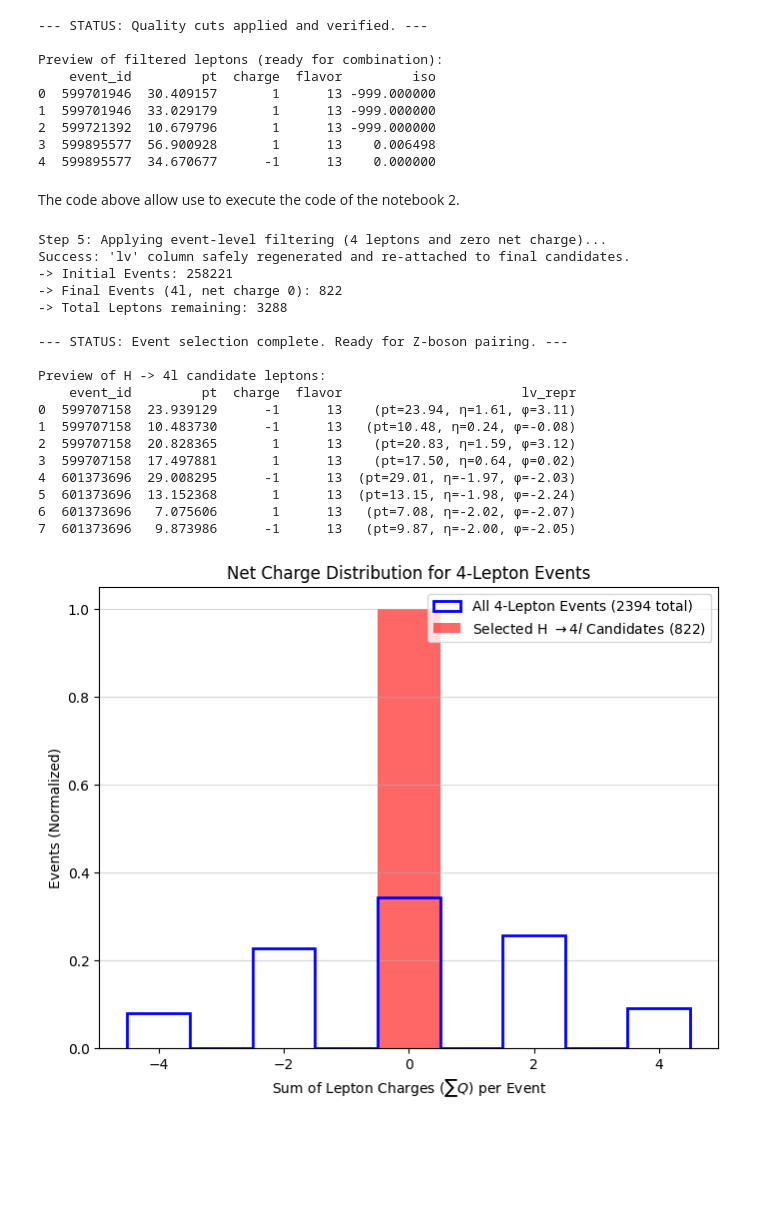
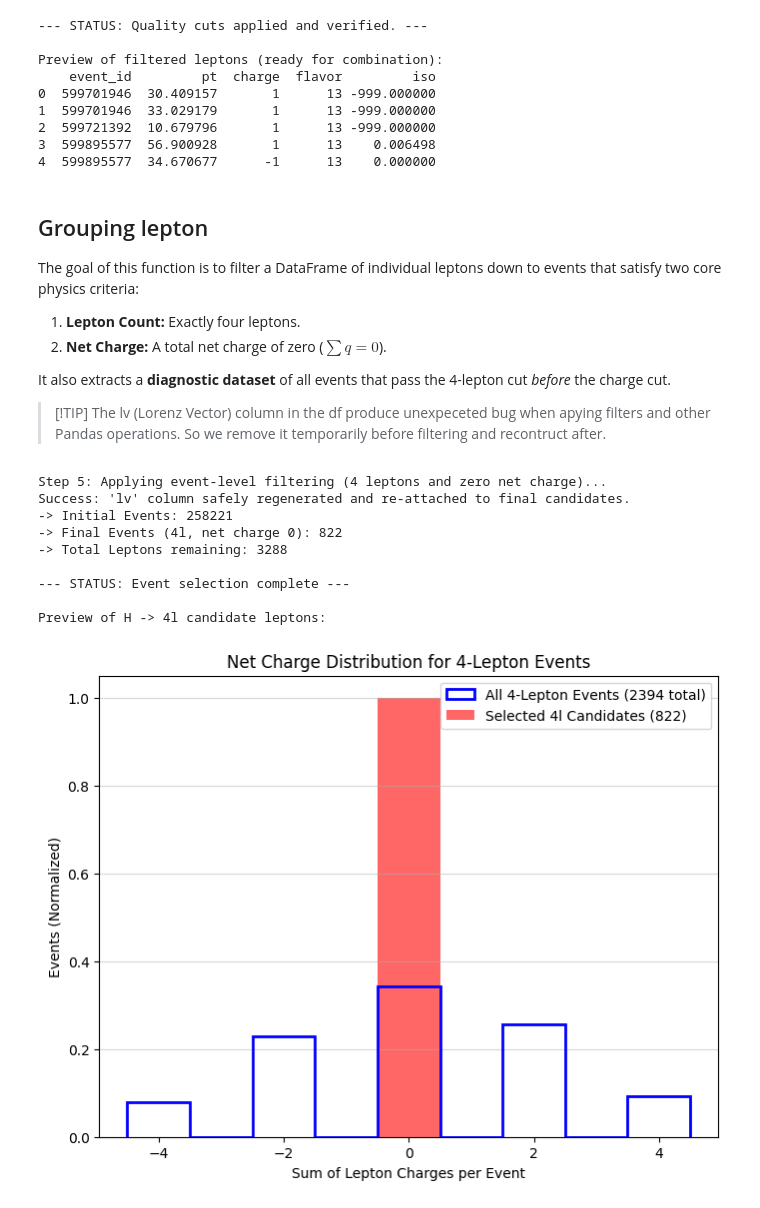
Before and after one commit to paulhenry46/Higgs_Discovery_Project, a Jupyter notebook: code/3_Charge_Selection/main.ipynb, the cells around one changed output. Cells and saved outputs as stored; diff of their text form; code cells hidden in the pictures; blank space fills up the shorter version.

```diff
--- a/code/3_Charge_Selection/main.ipynb
+++ b/code/3_Charge_Selection/main.ipynb
@@ -31,7 +33,17 @@ Preview of filtered leptons (ready for combination):
 3  599895577  56.900928       1      13    0.006498
 4  599895577  34.670677      -1      13    0.000000
 # %% [markdown]
-The code above allow use to execute the code of the notebook 2.
+## Grouping lepton
+
+The goal of this function is to filter a DataFrame of individual leptons down to events that satisfy two core physics criteria:
+1.  **Lepton Count:** Exactly four leptons.
+2.  **Net Charge:** A total net charge of zero ($\sum q = 0$).
+
+It also extracts a **diagnostic dataset** of all events that pass the 4-lepton cut *before* the charge cut.
+
+
+> [!TIP]
+> The lv (Lorenz Vector) column in the df produce unexpeceted bug when apying filters and other Pandas operations. So we remove it temporarily before filtering and recontruct after.
 # %%
 def group_leptons_by_event_with_diagnostic_data(df):
     """
@@ -112,12 +125,11 @@ def plot_charge_diagnostics(df_before_charge_cut, df_after_charge_cut):
 
     # Plot the filtered distribution (After Cut - should be only one bin)
     ax.hist(events_after, bins=9, range=(-4.5, 4.5), histtype='bar', alpha=0.6,
-            label=f'Selected H $\\rightarrow 4l$ Candidates ({len(events_after)})',
+            label=f'Selected 4l Candidates ({len(events_after)})',
             color='red', density=True)
 
-    # 4. Final Touches
     ax.set_xticks(np.arange(-4, 5, 2)) # Set ticks at -4, -2, 0, 2, 4
-    ax.set_xlabel('Sum of Lepton Charges ($\sum Q$) per Event')
+    ax.set_xlabel('Sum of Lepton Charges per Event')
     ax.set_ylabel('Events (Normalized)')
     ax.set_title('Net Charge Distribution for 4-Lepton Events')
     ax.legend()
@@ -127,50 +139,21 @@ def plot_charge_diagnostics(df_before_charge_cut, df_after_charge_cut):
 # %%
 four_lepton_candidates_df, all_four_leptons_df = group_leptons_by_event_with_diagnostic_data(cleaned_leptons_df)
 
-print("\n--- STATUS: Event selection complete. Ready for Z-boson pairing. ---")
+print("\n--- STATUS: Event selection complete ---")
 
 # --- CORRECTED DISPLAY LOGIC ---
 if not four_lepton_candidates_df.empty:
     print("\nPreview of H -> 4l candidate leptons:")
 
-    # 1. Select the safe columns
-    safe_columns_df = four_lepton_candidates_df[['event_id', 'pt', 'charge', 'flavor']].head(8).copy()
-
-    # 2. Extract a safe, human-readable string representation of the Lorentz Vector
-    # We use the .rho, .eta, .phi, .mass properties to create a tuple or string.
-
-    # To be extremely safe, we will create a list of strings from the vector array
-    lv_data = four_lepton_candidates_df['lv'].head(8).values
-
-    # Map the vector objects to a simple string representation (e.g., "(pt=X, eta=Y)")
-    lv_strings = [f"(pt={v.pt:.2f}, η={v.eta:.2f}, φ={v.phi:.2f})" for v in lv_data]
-
-    # 3. Add the safe string representation as a new column
-    safe_columns_df['lv_repr'] = lv_strings
-
-    # 4. Print the safe DataFrame, excluding the toxic 'lv' column
-    print(safe_columns_df)
-
     plot_charge_diagnostics(all_four_leptons_df, four_lepton_candidates_df)
-
-    # Note: Do NOT try to print four_lepton_candidates_df['lv'] directly.
 # %% [output]
 Step 5: Applying event-level filtering (4 leptons and zero net charge)...
 Success: 'lv' column safely regenerated and re-attached to final candidates.
 -> Initial Events: 258221
 -> Final Events (4l, net charge 0): 822
 -> Total Leptons remaining: 3288
 
---- STATUS: Event selection complete. Ready for Z-boson pairing. ---
+--- STATUS: Event selection complete ---
 
 Preview of H -> 4l candidate leptons:
-    event_id         pt  charge  flavor                       lv_repr
-0  599707158  23.939129      -1      13    (pt=23.94, η=1.61, φ=3.11)
-1  599707158  10.483730      -1      13   (pt=10.48, η=0.24, φ=-0.08)
-2  599707158  20.828365       1      13    (pt=20.83, η=1.59, φ=3.12)
-3  599707158  17.497881       1      13    (pt=17.50, η=0.64, φ=0.02)
-4  601373696  29.008295      -1      13  (pt=29.01, η=-1.97, φ=-2.03)
-5  601373696  13.152368       1      13  (pt=13.15, η=-1.98, φ=-2.24)
-6  601373696   7.075606       1      13   (pt=7.08, η=-2.02, φ=-2.07)
-7  601373696   9.873986      -1      13   (pt=9.87, η=-2.00, φ=-2.05)
-[figure, old version]
+[figure, new version]
```
Also changed, not shown: parts of 3 cells of this notebook, 7 other files.
